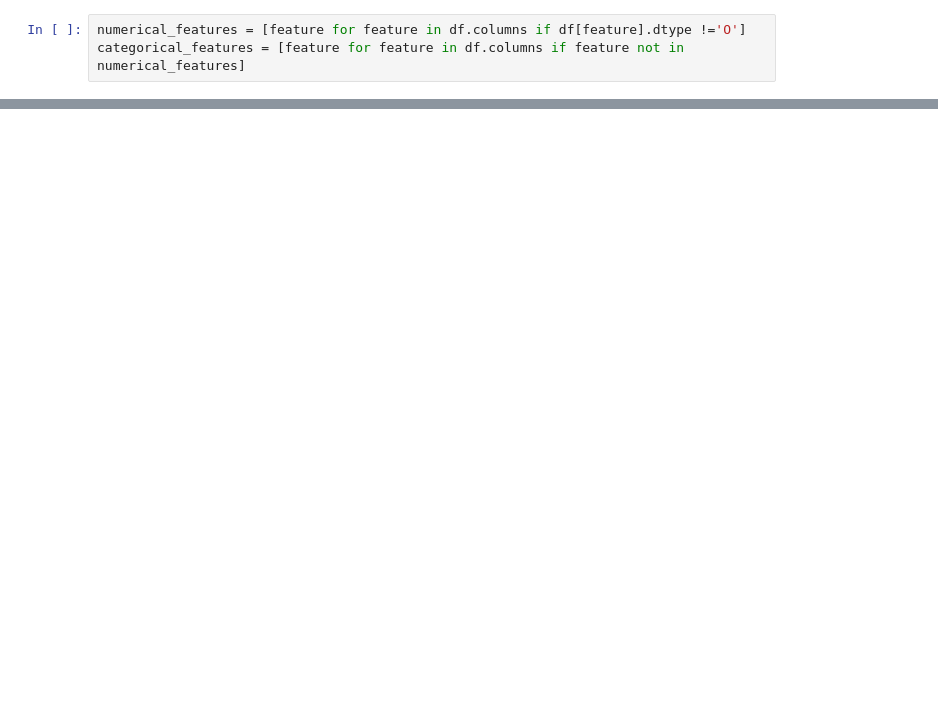
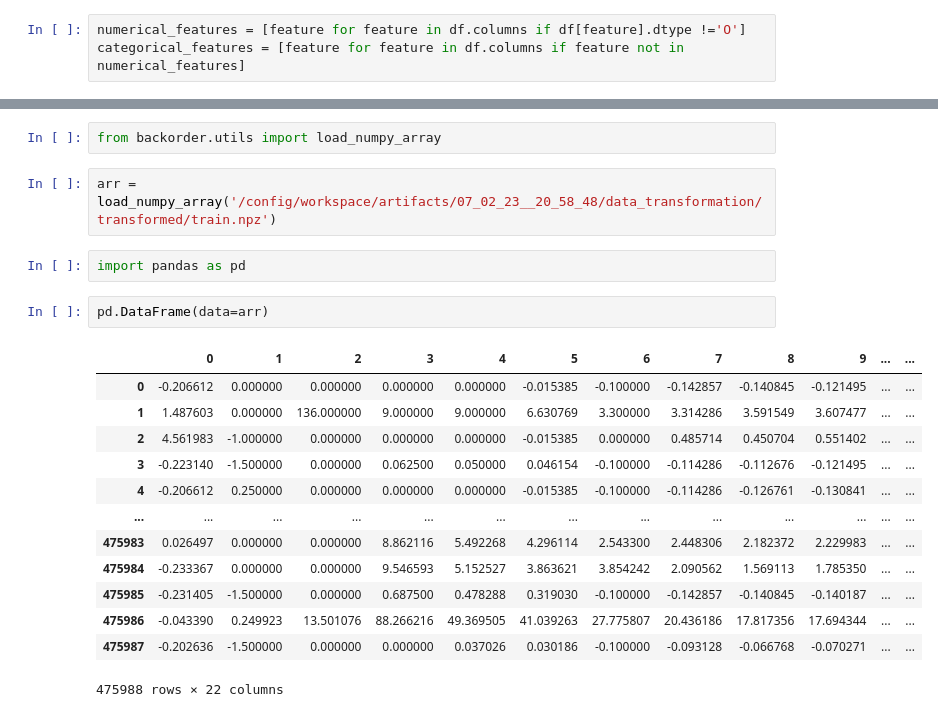
Before and after one commit to medashabari/BackorderPrediction, a Jupyter notebook: test.ipynb, the cells around one changed output, grey strips where cells are left out. Drawn from its saved outputs; the diff is of its cells as text; blank space fills up the shorter version.

```diff
--- a/test.ipynb
+++ b/test.ipynb
@@ -216,0 +124,22 @@ array(['potential_issue', 'deck_risk', 'oe_constraint', 'ppap_risk',
+# %%
+from backorder.utils import load_numpy_array
+# %%
+arr = load_numpy_array('/config/workspace/artifacts/07_02_23__20_58_48/data_transformation/transformed/train.npz')
+# %%
+import pandas as pd
+# %%
+pd.DataFrame(data=arr)
+# %% [output]
+|  | 0 | 1 | 2 | 3 | 4 | 5 | 6 | 7 | 8 | 9 | ... | ... |
+| 0 | -0.206612 | 0.000000 | 0.000000 | 0.000000 | 0.000000 | -0.015385 | -0.100000 | -0.142857 | -0.140845 | -0.121495 | ... | ... |
+| 1 | 1.487603 | 0.000000 | 136.000000 | 9.000000 | 9.000000 | 6.630769 | 3.300000 | 3.314286 | 3.591549 | 3.607477 | ... | ... |
+| 2 | 4.561983 | -1.000000 | 0.000000 | 0.000000 | 0.000000 | -0.015385 | 0.000000 | 0.485714 | 0.450704 | 0.551402 | ... | ... |
+| 3 | -0.223140 | -1.500000 | 0.000000 | 0.062500 | 0.050000 | 0.046154 | -0.100000 | -0.114286 | -0.112676 | -0.121495 | ... | ... |
+| 4 | -0.206612 | 0.250000 | 0.000000 | 0.000000 | 0.000000 | -0.015385 | -0.100000 | -0.114286 | -0.126761 | -0.130841 | ... | ... |
+| ... | ... | ... | ... | ... | ... | ... | ... | ... | ... | ... | ... | ... |
+| 475983 | 0.026497 | 0.000000 | 0.000000 | 8.862116 | 5.492268 | 4.296114 | 2.543300 | 2.448306 | 2.182372 | 2.229983 | ... | ... |
+| 475984 | -0.233367 | 0.000000 | 0.000000 | 9.546593 | 5.152527 | 3.863621 | 3.854242 | 2.090562 | 1.569113 | 1.785350 | ... | ... |
+| 475985 | -0.231405 | -1.500000 | 0.000000 | 0.687500 | 0.478288 | 0.319030 | -0.100000 | -0.142857 | -0.140845 | -0.140187 | ... | ... |
+| 475986 | -0.043390 | 0.249923 | 13.501076 | 88.266216 | 49.369505 | 41.039263 | 27.775807 | 20.436186 | 17.817356 | 17.694344 | ... | ... |
+| 475987 | -0.202636 | -1.500000 | 0.000000 | 0.000000 | 0.037026 | 0.030186 | -0.100000 | -0.093128 | -0.066768 | -0.070271 | ... | ... |
+475988 rows × 22 columns
```
Also changed, not shown: parts of 39 cells of this notebook, 4 other files.
